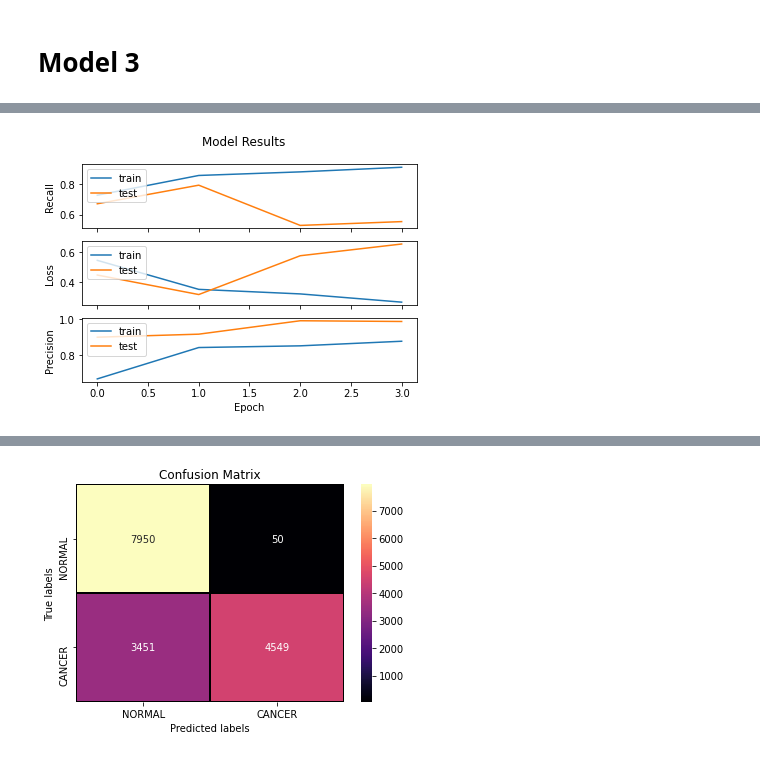
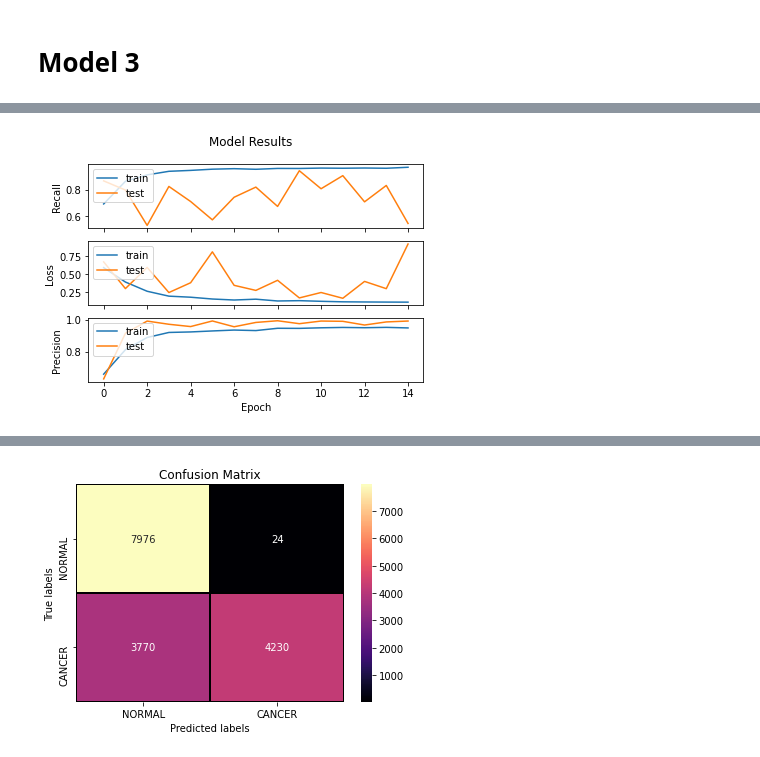
Before and after one commit to edgarbarr1/colon-cancer-cnn, a Jupyter notebook: colon_cancer_image.ipynb, the cells around one changed output, grey strips where cells are left out. Cells and saved outputs as stored; diff of their text form; code cells hidden in the pictures.

```diff
--- a/colon_cancer_image.ipynb
+++ b/colon_cancer_image.ipynb
@@ -650,10 +657,10 @@ model_3.add(MaxPooling2D(2,2))
 model_3.add(Conv2D(64, kernel_size=(3,3), activation=LeakyReLU(), padding='valid'))
 model_3.add(Flatten())
 model_3.add(Dense(64,activation='relu'))
-model_3.add(Dense(64, activation=LeakyReLU()))
-model_3.add(Dropout(.20))
-model_3.add(Dense(64,activation='relu'))
-model_3.add(Dense(64, activation=LeakyReLU()))
+model_3.add(Dense(32, activation=LeakyReLU()))
+model_3.add(Dropout(.25))
+model_3.add(Dense(32,activation='relu'))
+model_3.add(Dense(16, activation=LeakyReLU()))
 model_3.add(Dense(1, activation='sigmoid'))
 # %%
 model_3.summary()
@@ -677,12 +684,17 @@ Non-trainable params: 0
 _________________________________________________________________
 # %%
 model_3.compile(loss='binary_crossentropy', optimizer='adam', metrics=[Precision(), Recall(), 'accuracy'])
+# %%
+checkpoint_model_three = ModelCheckpoint('/content/drive/MyDrive/colon_dataset/checkpoint_model_three',
+                             monitor='val_loss',
+                             verbose = 1,
+                             save_best_only=True)
 # %%
 model_three_start = time.time()
 history_3 = model_3.fit(x=train_generator,
             validation_data = validation_generator,
-            epochs=15,
-            callbacks = [early_stop,checkpoint])
+            epochs=EPOCHS,
+            callbacks = checkpoint_model_three)
 model_three_end = time.time()
 
 time_to_train_three = model_three_end - model_three_start
@@ -709,4 +728,4 @@ Epoch 00004: val_loss did not improve from 0.31857
 # %%
-visualize_training_results(history_3, 2)
+visualize_training_results(history_3)
 # %% [output]
-[figure, old version]
+[figure, new version]
```
Also changed, not shown: parts of 131 cells of this notebook.
